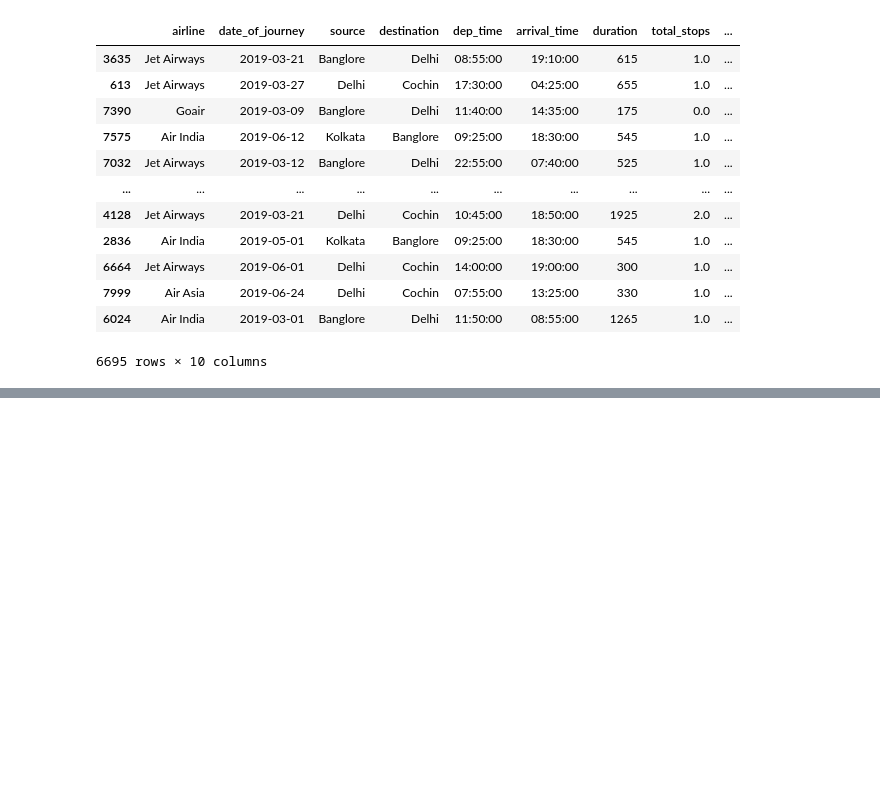
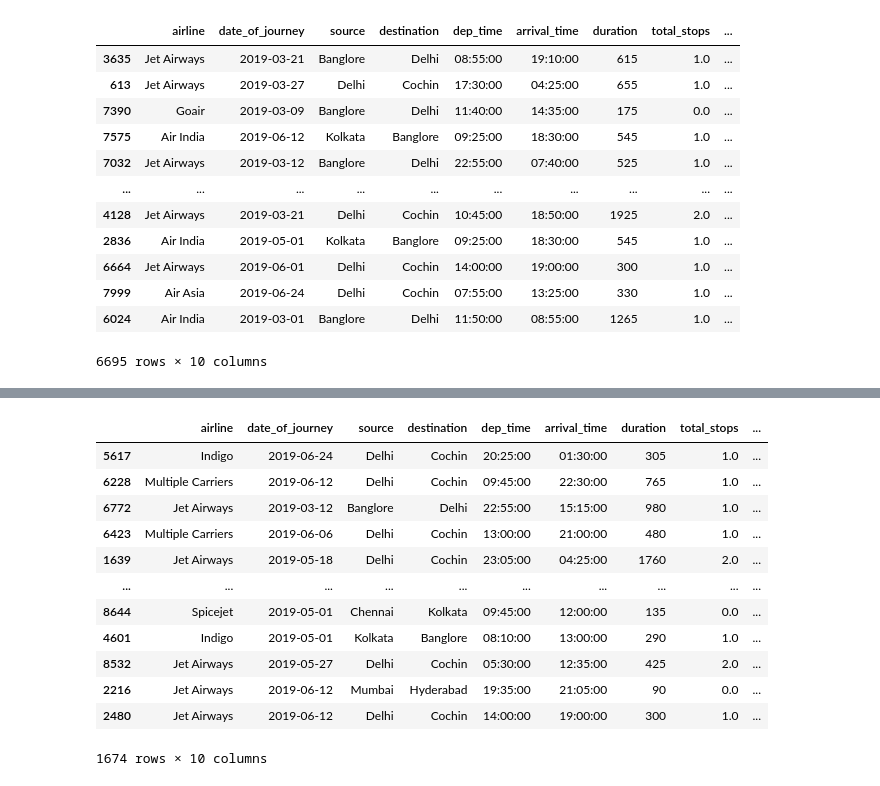
Before and after one commit to PRSOUBHAGYA/flights-price-prediction-sagemaker, a Jupyter notebook: notebook/data_cleaning.ipynb, the cells around one changed output, grey strips where cells are left out. Saved outputs shown, nothing was run; the diff lists cells and outputs as text; code cells hidden in the pictures; blank space fills up the shorter version.

```diff
--- a/notebook/data_cleaning.ipynb
+++ b/notebook/data_cleaning.ipynb
@@ -310,0 +311,16 @@ X_train
+# %%
+export_data(X_val,y_val,'val')
+# %% [output]
+|  | airline | date_of_journey | source | destination | dep_time | arrival_time | duration | total_stops | ... |
+| 5617 | Indigo | 2019-06-24 | Delhi | Cochin | 20:25:00 | 01:30:00 | 305 | 1.0 | ... |
+| 6228 | Multiple Carriers | 2019-06-12 | Delhi | Cochin | 09:45:00 | 22:30:00 | 765 | 1.0 | ... |
+| 6772 | Jet Airways | 2019-03-12 | Banglore | Delhi | 22:55:00 | 15:15:00 | 980 | 1.0 | ... |
+| 6423 | Multiple Carriers | 2019-06-06 | Delhi | Cochin | 13:00:00 | 21:00:00 | 480 | 1.0 | ... |
+| 1639 | Jet Airways | 2019-05-18 | Delhi | Cochin | 23:05:00 | 04:25:00 | 1760 | 2.0 | ... |
+| ... | ... | ... | ... | ... | ... | ... | ... | ... | ... |
+| 8644 | Spicejet | 2019-05-01 | Chennai | Kolkata | 09:45:00 | 12:00:00 | 135 | 0.0 | ... |
+| 4601 | Indigo | 2019-05-01 | Kolkata | Banglore | 08:10:00 | 13:00:00 | 290 | 1.0 | ... |
+| 8532 | Jet Airways | 2019-05-27 | Delhi | Cochin | 05:30:00 | 12:35:00 | 425 | 2.0 | ... |
+| 2216 | Jet Airways | 2019-06-12 | Mumbai | Hyderabad | 19:35:00 | 21:05:00 | 90 | 0.0 | ... |
+| 2480 | Jet Airways | 2019-06-12 | Delhi | Cochin | 14:00:00 | 19:00:00 | 300 | 1.0 | ... |
+1674 rows × 10 columns
```
Also changed, not shown: parts of 2 cells of this notebook, 1 other file.
